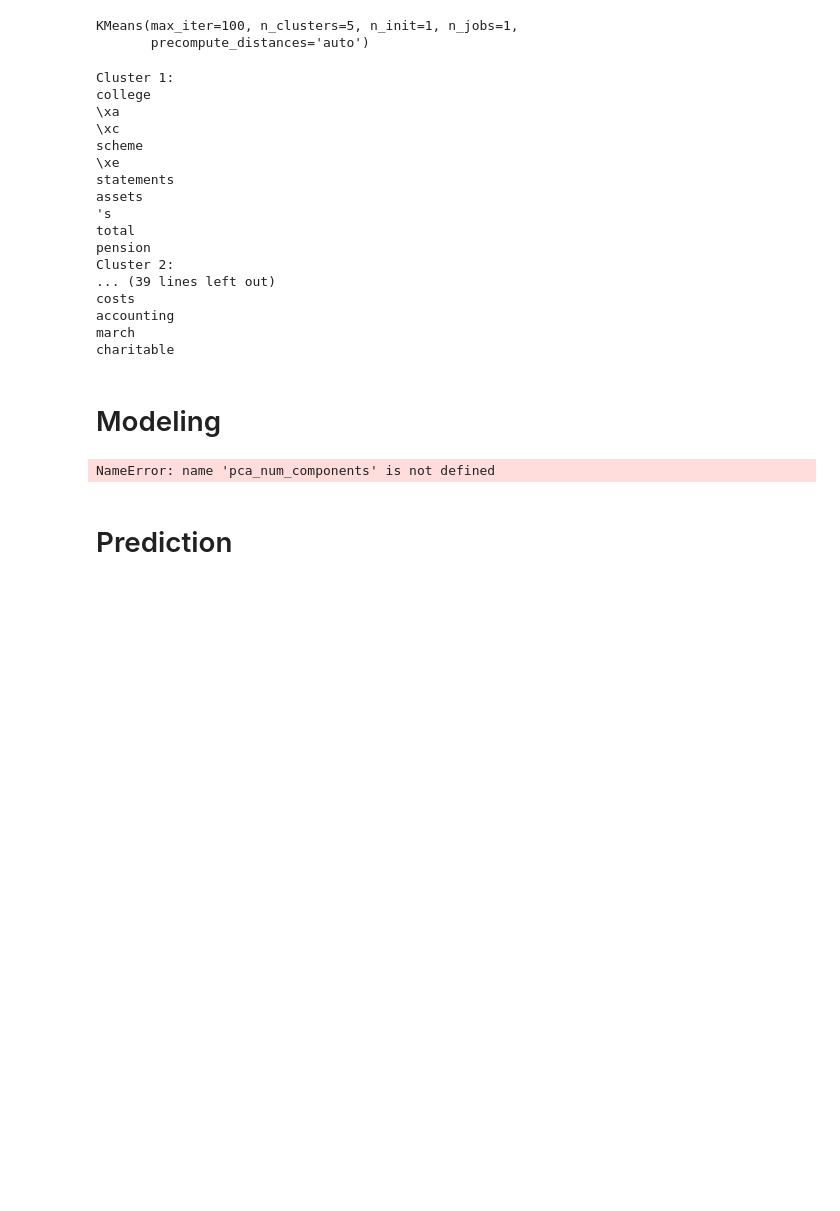
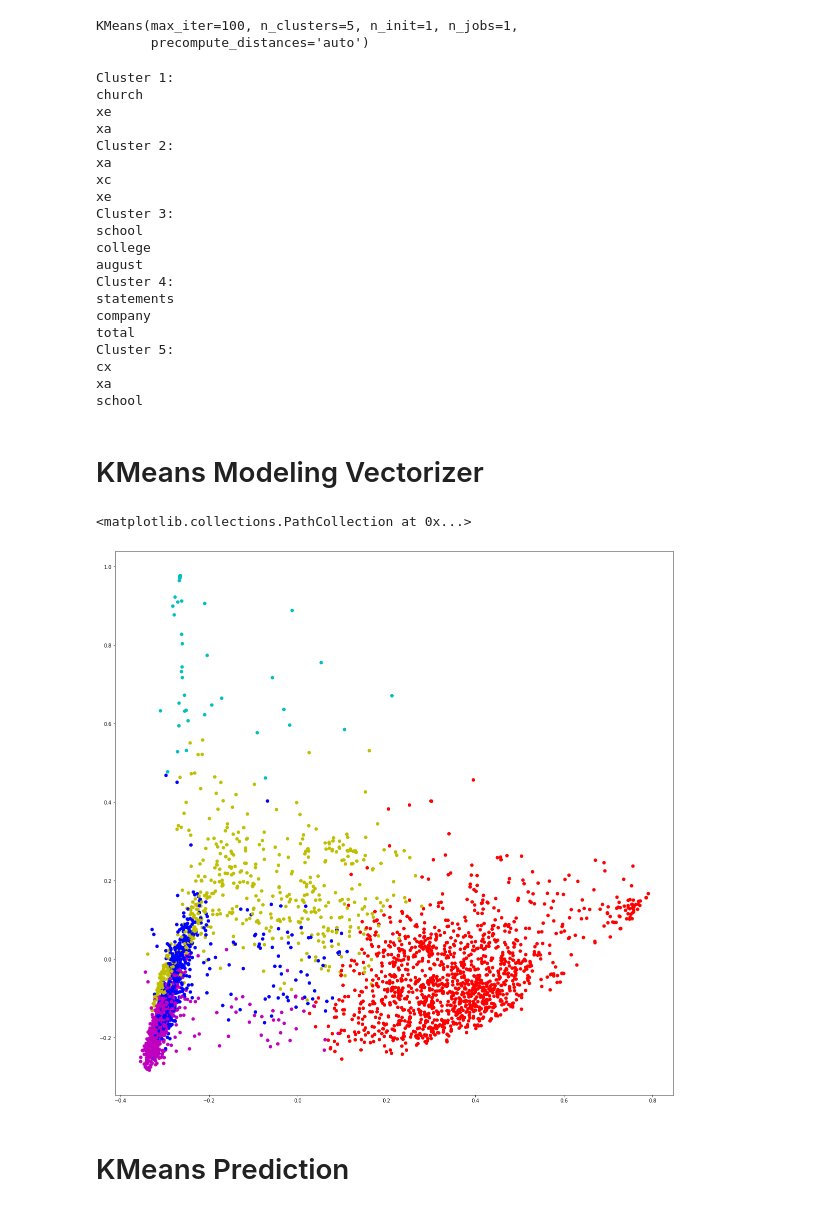
Before and after one commit to spolovynko/Challenge-Document-Clustering, a Jupyter notebook: Pdf_vectorizer.ipynb, the cells around one changed output. Saved outputs shown, nothing was run; the diff lists cells and outputs as text; code cells hidden in the pictures; blank space fills up the shorter version.

Commit message:
Add Bag Of Words

```diff
--- a/Pdf_vectorizer.ipynb
+++ b/Pdf_vectorizer.ipynb
@@ -178,4 +165,4 @@ pdf_matrix = vectorizer.fit_transform(pdf)
 X = pdf_matrix.todense()
 X_list = X.tolist()
 words = vectorizer.get_feature_names()
-train_df = pd.DataFrame(X_list, columns=words)
+train_df = pd.DataFrame(pdf_matrix.toarray(), columns=words)
@@ -209,6 +205,8 @@ test_df = pd.DataFrame(X_test_list, test_terms)
 n_clusters = 5
 n_iters = 100
 n_seed = 10
+
+pca_num_components = 2
 # %%
 kmeans = KMeans(n_clusters=n_clusters,
                init="k-means++",
@@ -226,26 +224,29 @@ centroids = kmeans.cluster_centers_.argsort()[:,::-1]
 # %%
 for i in range(n_clusters):
     print(f"Cluster {i + 1}:")
-    for ind in centroids[i,:10]:
-        print(f"{words[ind]}")
+    for ind in centroids[i,:3]:
+            print(f"{words[ind]}")
 # %% [output]
 Cluster 1:
+church
+xe
+xa
+Cluster 2:
+xa
+xc
+xe
+Cluster 3:
+school
 college
-\xa
-\xc
-scheme
-\xe
+august
+Cluster 4:
 statements
-assets
-'s
+company
 total
-pension
-Cluster 2:
-... (39 lines left out)
-costs
-accounting
-march
-charitable
+Cluster 5:
+cx
+xa
+school
 # %% [markdown]
-# Modeling
+# KMeans Modeling Vectorizer
 # %%
@@ -253,7 +254,5 @@ k_mean_indices = kmeans.fit_transform(pdf_matrix.toarray())
 # %%
-scatter_plot_points = PCA(n_components = pca_num_components).fit_transform(X)
+scatter_plot_points = PCA(n_components = pca_num_components).fit_transform(train_df)
-# %% [output]
-NameError: name 'pca_num_components' is not defined
 # %%
 colors = ["r","b","y","c","m"]
 # %%
@@ -261,7 +260,10 @@ x_axis = [p[0] for p in scatter_plot_points]
 y_axis = [p[1] for p in scatter_plot_points]
 # %%
 fig, ax = plt.subplots(figsize=(20,20))
-ax.scatter(x_axis,y_axis)
+ax.scatter(x_axis,y_axis, c=[colors[i] for i in train_df["Label"]])
+# %% [output]
+<matplotlib.collections.PathCollection at 0x...>
+[figure, added]
 # %% [markdown]
-# Prediction
+# KMeans Prediction
 # %%
```
Also changed, not shown: parts of 44 cells of this notebook, 2 other files.
